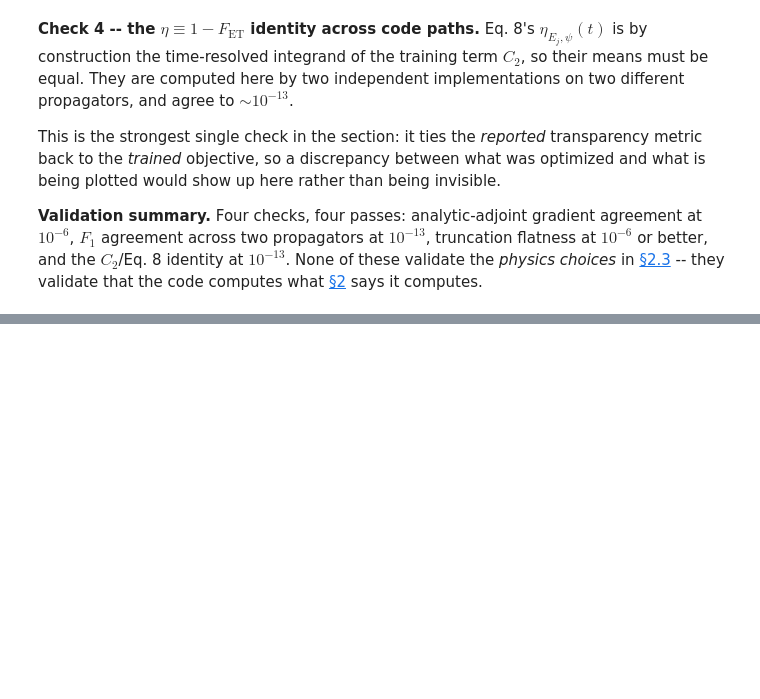
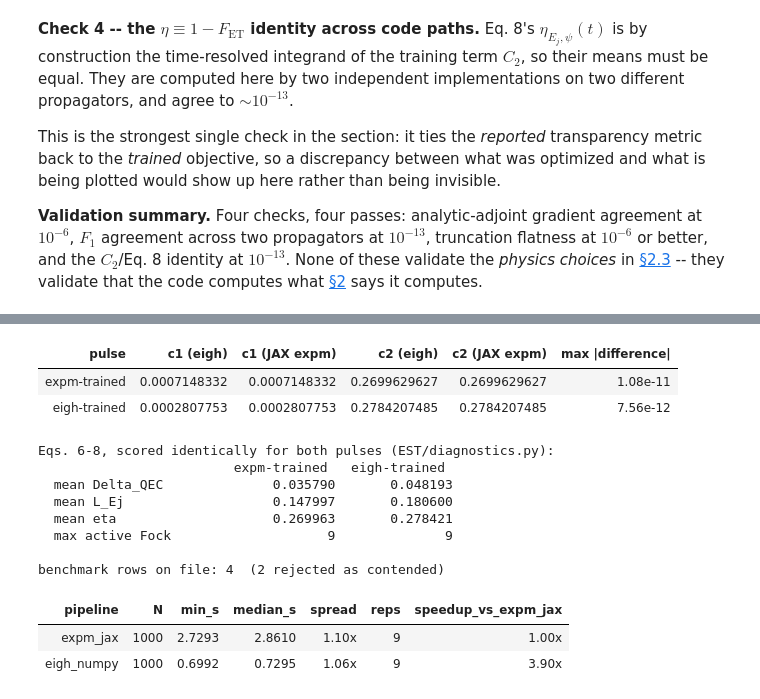
Before and after one commit to curiousCATla/Qubit-Drive-GRAPE, a Jupyter notebook: est_experiments.ipynb, the cells around one changed output, grey strips where cells are left out. Saved outputs shown, nothing was run; the diff lists cells and outputs as text; code cells hidden in the pictures; blank space fills up the shorter version.

```diff
--- a/est_experiments.ipynb
+++ b/est_experiments.ipynb
@@ -1325,0 +1604,53 @@ choices* in [§2.3](#2.3) -- they validate that the code computes what [§2](#2)
+# %%
+# 1) Cross-scoring: each pulse through BOTH cost implementations. A pulse must not look
+#    good merely because it is graded by the propagator it was trained against.
+from EST import compare_propagators as cp
+
+rows = []
+for label, u in [("expm-trained", u_expm), ("eigh-trained", u_eigh)]:
+    t_eigh, t_jax = cp.score_both_pipelines(u)
+    rows.append({"pulse": label,
+                 "c1 (eigh)": t_eigh["c1"], "c1 (JAX expm)": t_jax["c1"],
+                 "c2 (eigh)": t_eigh["c2"], "c2 (JAX expm)": t_jax["c2"],
+                 "max |difference|": max(abs(t_eigh[k] - t_jax[k])
+                                         for k in ("c1", "c2", "c3", "c4"))})
+display(pd.DataFrame(rows).style.format({"c1 (eigh)": "{:.10f}", "c1 (JAX expm)": "{:.10f}",
+                                         "c2 (eigh)": "{:.10f}", "c2 (JAX expm)": "{:.10f}",
+                                         "max |difference|": "{:.2e}"}).hide(axis="index"))
+
+# 2) Eqs. 6-8 for the eigh pulse, scored exactly as section 5 scores everything else.
+met_eigh = diagnostics.analyze(u_eigh, gate="X", n_c=N_C)
+base = met[(met.gate == "X") & (met.variant == "est")].iloc[0]
+print("\nEqs. 6-8, scored identically for both pulses (EST/diagnostics.py):")
+print(f"{'':22s} {'expm-trained':>14s} {'eigh-trained':>14s}")
+for name, k_new, v_old in [("Delta_QEC", "delta_qec", base.delta_qec_mean),
+                           ("L_Ej", "leakage", base.leakage_mean),
+                           ("eta", "eta", base.eta_mean)]:
+    print(f"  mean {name:<16s} {v_old:14.6f} {float(met_eigh[k_new].mean()):14.6f}")
+print(f"  {'max active Fock':<21s} {int(base.max_active_fock):14d} "
+      f"{met_eigh['max_active_fock']:14d}")
+
+# 3) Per-call cost. Filtered to note == "ok": the CSV appends EVERY benchmark run including
+#    ones its own contention guard rejected, so a favourable one cannot be cherry-picked.
+bench = pd.read_csv(os.path.join(TABLE_DIR, "est_propagator_benchmark.csv"))
+ok = bench[bench.note == "ok"]
+print(f"\nbenchmark rows on file: {len(bench)}  ({len(bench) - len(ok)} rejected as contended)")
+display(ok[["pipeline", "N", "min_s", "median_s", "spread", "reps",
+            "speedup_vs_expm_jax"]].style.format(
+    {"min_s": "{:.4f}", "median_s": "{:.4f}", "spread": "{:.2f}x",
+     "speedup_vs_expm_jax": "{:.2f}x"}).hide(axis="index"))
+# %% [output]
+| pulse | c1 (eigh) | c1 (JAX expm) | c2 (eigh) | c2 (JAX expm) | max |difference| |
+| expm-trained | 0.0007148332 | 0.0007148332 | 0.2699629627 | 0.2699629627 | 1.08e-11 |
+| eigh-trained | 0.0002807753 | 0.0002807753 | 0.2784207485 | 0.2784207485 | 7.56e-12 |
+Eqs. 6-8, scored identically for both pulses (EST/diagnostics.py):
+                         expm-trained   eigh-trained
+  mean Delta_QEC              0.035790       0.048193
+  mean L_Ej                   0.147997       0.180600
+  mean eta                    0.269963       0.278421
+  max active Fock                    9              9
+
+benchmark rows on file: 4  (2 rejected as contended)
+| pipeline | N | min_s | median_s | spread | reps | speedup_vs_expm_jax |
+| expm_jax | 1000 | 2.7293 | 2.8610 | 1.10x | 9 | 1.00x |
+| eigh_numpy | 1000 | 0.6992 | 0.7295 | 1.06x | 9 | 3.90x |
```
Also changed, not shown: parts of 26 cells of this notebook, 31 other files.
